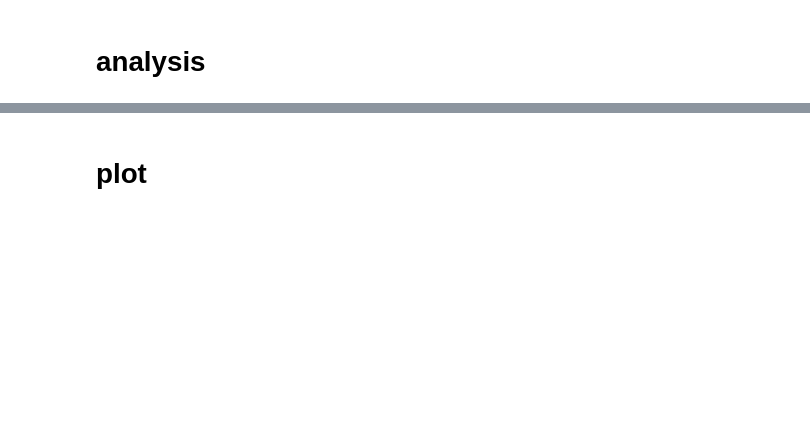
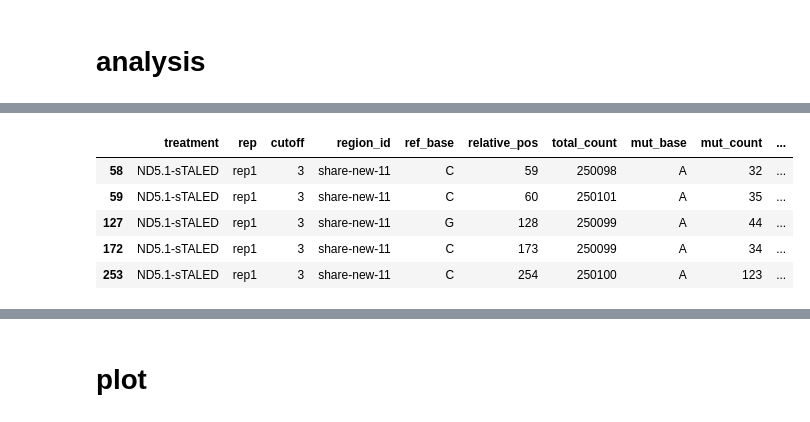
Before and after one commit to hermanzhaozzzz/snakepipes_target-seq, a Jupyter notebook: step.09.merge_bmat_and_plot_barplot.ipynb, the cells around one changed output, grey strips where cells are left out. Saved outputs shown, nothing was run; the diff lists cells and outputs as text; code cells hidden in the pictures; blank space fills up the shorter version.

```diff
--- a/step.09.merge_bmat_and_plot_barplot.ipynb
+++ b/step.09.merge_bmat_and_plot_barplot.ipynb
@@ -88,0 +190,19 @@ Name: treatment, dtype: int64
+# %%
+def mut_ratio_filter(x):
+    if x.treatment == 'untreat-Q5U':
+        return True
+    else:
+        if x.mut_ratio >= 0.01:  # 0.01%
+            return True
+        else:
+            return False
+
+df_signal = df[df.parallel_apply(mut_ratio_filter, axis=1)].copy()
+df_signal.head()
+# %% [output]
+|  | treatment | rep | cutoff | region_id | ref_base | relative_pos | total_count | mut_base | mut_count | ... |
+| 58 | ND5.1-sTALED | rep1 | 3 | share-new-11 | C | 59 | 250098 | A | 32 | ... |
+| 59 | ND5.1-sTALED | rep1 | 3 | share-new-11 | C | 60 | 250101 | A | 35 | ... |
+| 127 | ND5.1-sTALED | rep1 | 3 | share-new-11 | G | 128 | 250099 | A | 44 | ... |
+| 172 | ND5.1-sTALED | rep1 | 3 | share-new-11 | C | 173 | 250099 | A | 34 | ... |
+| 253 | ND5.1-sTALED | rep1 | 3 | share-new-11 | C | 254 | 250100 | A | 123 | ... |
```
Also changed, not shown: parts of 40 cells of this notebook, 2 other files.
